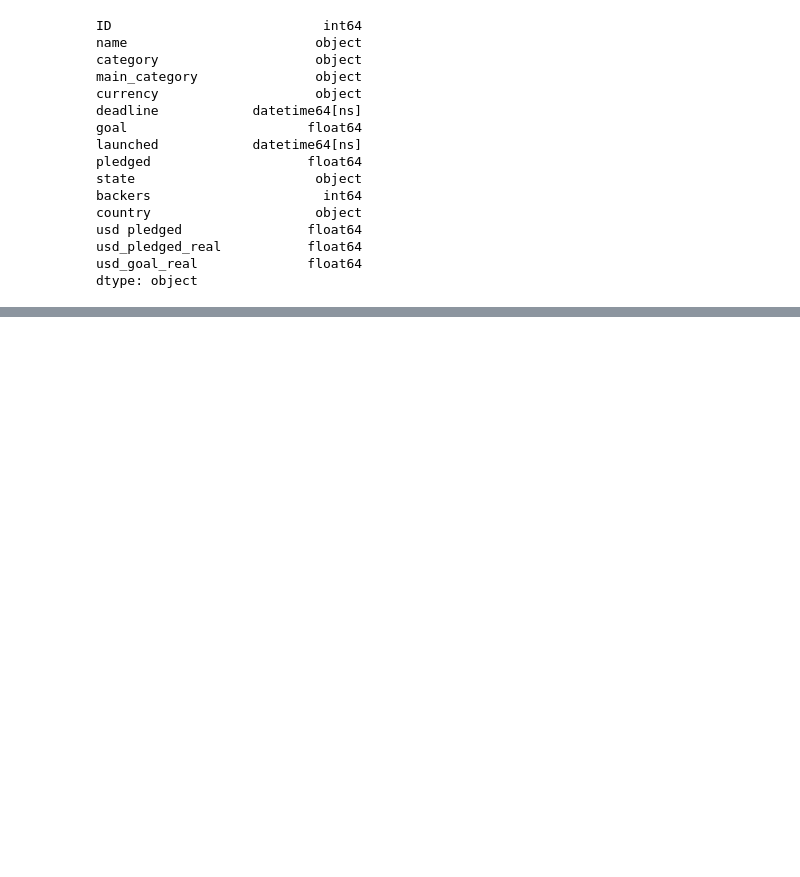
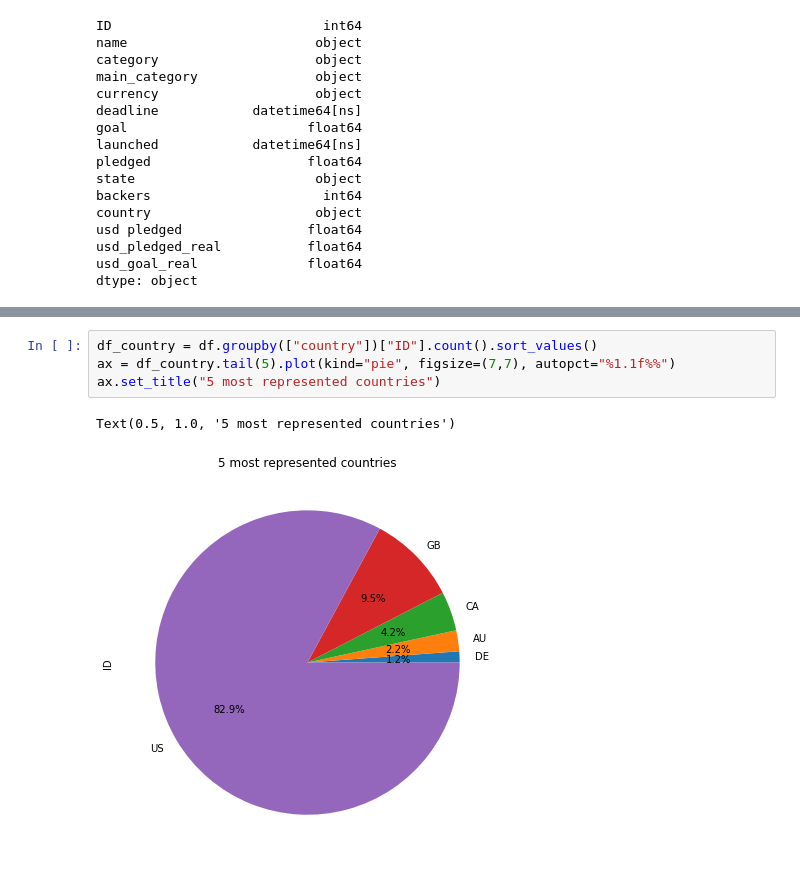
Before and after one commit to tbacha/DMML2019_Team_Apple, a Jupyter notebook: code/Kickstarter_notebook_Team_Apple.ipynb, the cells around one changed output, grey strips where cells are left out. Cells and saved outputs as stored; diff of their text form; blank space fills up the shorter version.

```diff
--- a/code/Kickstarter_notebook_Team_Apple.ipynb
+++ b/code/Kickstarter_notebook_Team_Apple.ipynb
@@ -192,0 +105,7 @@ Text(0, 0.5, '')
+# %%
+df_country = df.groupby(["country"])["ID"].count().sort_values()
+ax = df_country.tail(5).plot(kind="pie", figsize=(7,7), autopct="%1.1f%%")
+ax.set_title("5 most represented countries")
+# %% [output]
+Text(0.5, 1.0, '5 most represented countries')
+[figure, added]
```
Also changed, not shown: parts of 53 cells of this notebook.
